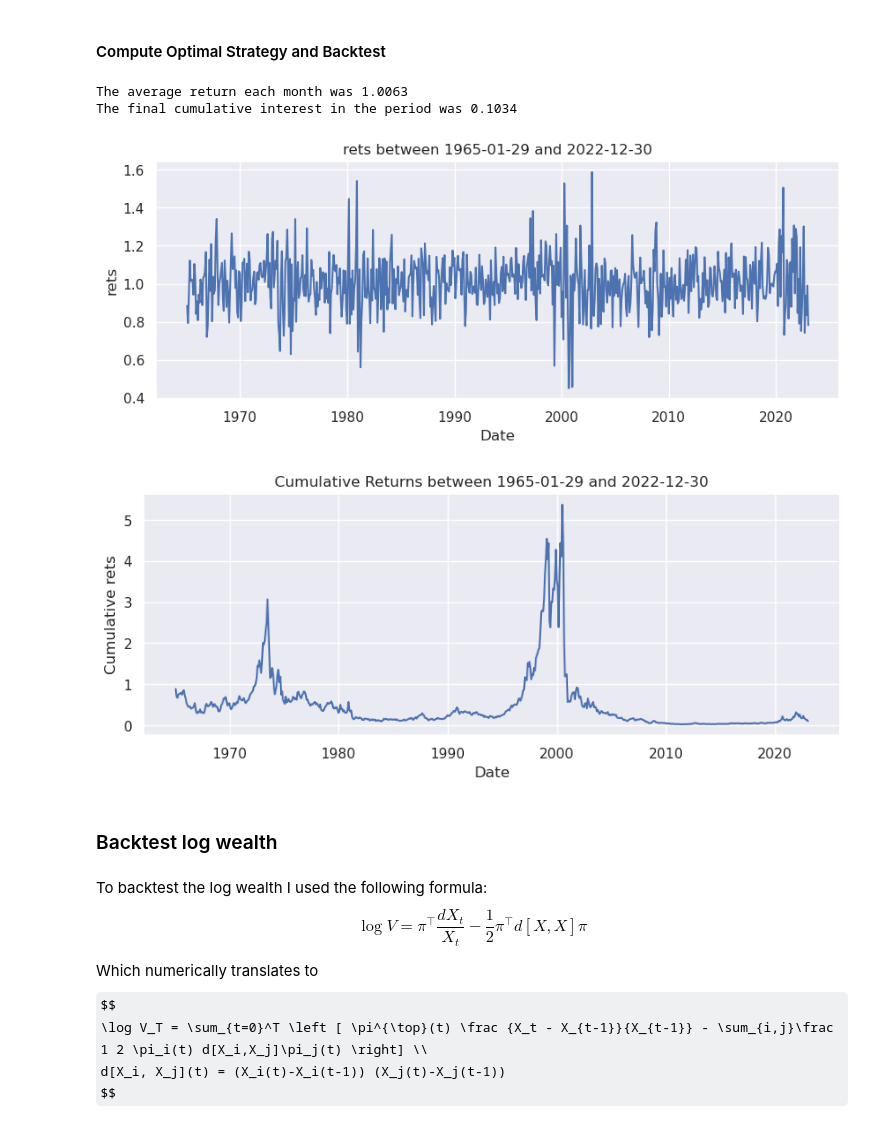
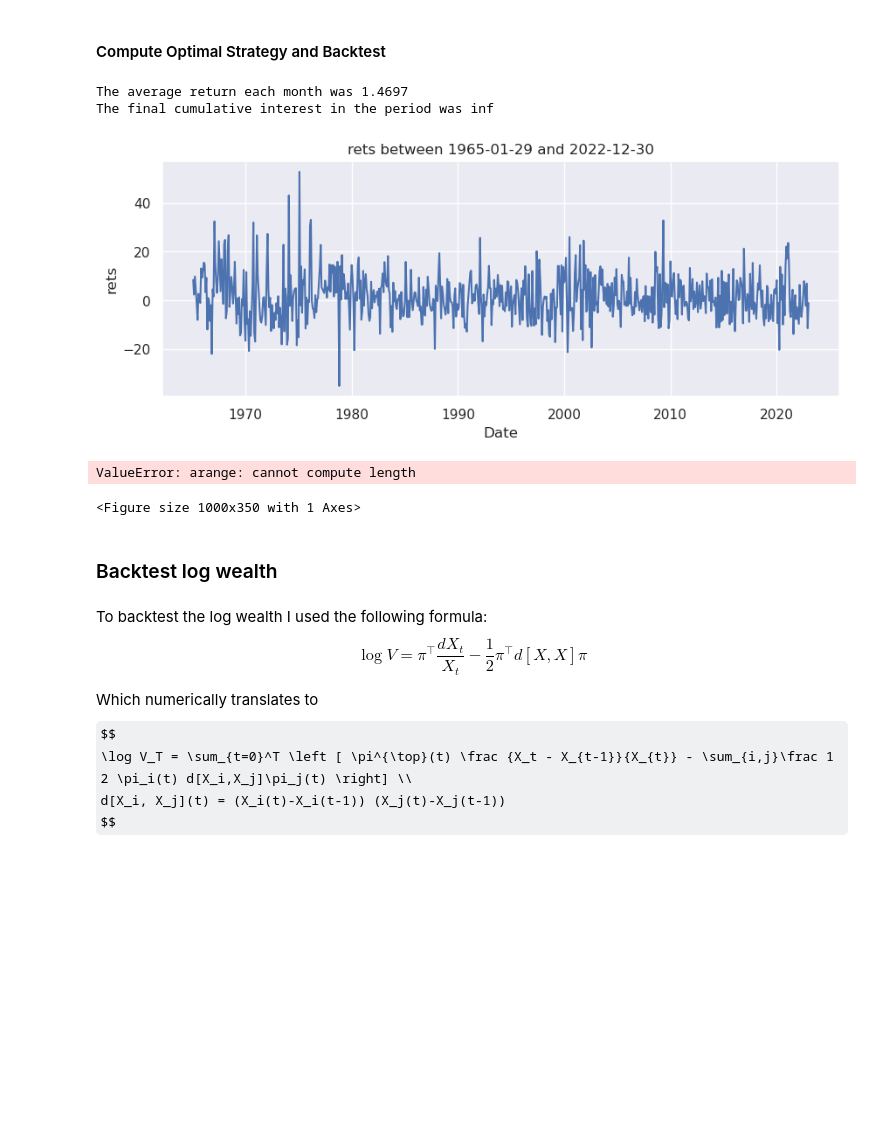
Before and after one commit to pedrou2000/mathematical_finance, a Jupyter notebook: 2-notebooks/1-backtest.ipynb, the cells around one changed output. Saved outputs shown, nothing was run; the diff lists cells and outputs as text; code cells hidden in the pictures; some formulas as TeX source; blank space fills up the shorter version.

Commit message:
backtesting log wealth

```diff
--- a/2-notebooks/1-backtest.ipynb
+++ b/2-notebooks/1-backtest.ipynb
@@ -44,17 +44,17 @@ df = Data(d=d, start_date=start_date, datapath=datapath, filename=filename, caps
 # %%
 # Estimate a
 method = 'direct_log'
-smooth_method = 'polynomial'
-smooth_parameter = 2
+smooth_method = 'exponential_decay'
+smooth_parameter = 1
 smooth_a = False
 
 a = estimate_a(df.weights_by_rank, smooth_method=smooth_method, smooth_parameter=smooth_parameter,  smooth_a=smooth_a)
 print(a[:5])
-plot_a(a[:-1])
+plot_a(a[:])
 
 # Compute Strategy
-setting = 'pure'
-N = 150
+setting = 'mixed'
+N = 1000
 plot_date = '2013-03-28'
 
 strategy = compute_weights_optimal_open(setting=setting, N=N, a=a, weights_by_rank=df.weights_by_rank)
@@ -68,16 +70,17 @@ plot_strategy(strategy, plot_date)
 # %%
-backtest = Backtest(strategy=strategy, weights_permno_by_rank=df.weights_permno_by_rank, returns_by_permno=df.returns_by_permno)
+backtest.set_strategy(strategy)
+backtest.run()
 
-backtest.run()
 print('The average return each month was',round(np.mean(backtest.rets), 4))
 print('The final cumulative interest in the period was', round(np.mean(backtest.cumulative_rets[-1]), 4))
 backtest.plot_rets()
 backtest.plot_cumulative_rets()
 # %% [output]
-The average return each month was 1.0063
-The final cumulative interest in the period was 0.1034
+The average return each month was 1.4697
+The final cumulative interest in the period was inf
-[figure, old version]
+[figure, new version]
-[figure, removed]
+ValueError: arange: cannot compute length
+<Figure size 1000x350 with 1 Axes>
 # %% [markdown]
 ### Backtest log wealth
 # %% [markdown]
@@ -88,6 +91,6 @@ $$
 
 Which numerically translates to
 $$
-\log V_T = \sum_{t=0}^T \left [ \pi^{\top}(t) \frac {X_t - X_{t-1}}{X_{t-1}} - \sum_{i,j}\frac 1 2 \pi_i(t) d[X_i,X_j]\pi_j(t) \right] \\
+\log V_T = \sum_{t=0}^T \left [ \pi^{\top}(t) \frac {X_t - X_{t-1}}{X_{t}} - \sum_{i,j}\frac 1 2 \pi_i(t) d[X_i,X_j]\pi_j(t) \right] \\
 d[X_i, X_j](t) = (X_i(t)-X_i(t-1)) (X_j(t)-X_j(t-1))
 $$
```
Also changed, not shown: parts of 6 cells of this notebook, 19 other files.
